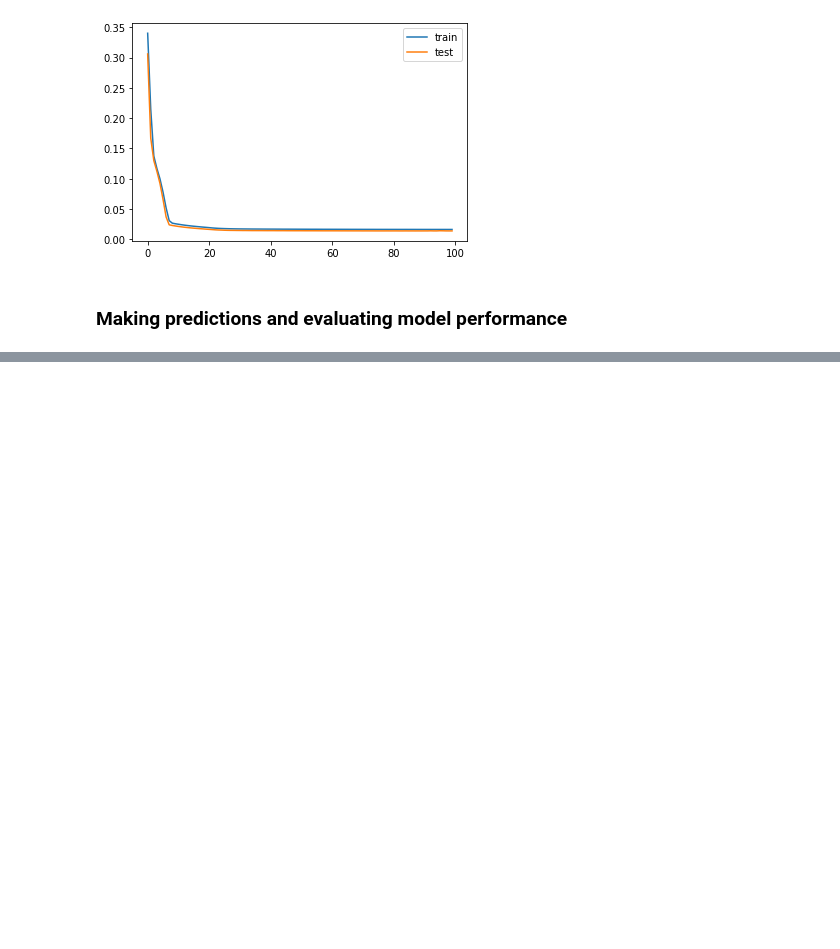
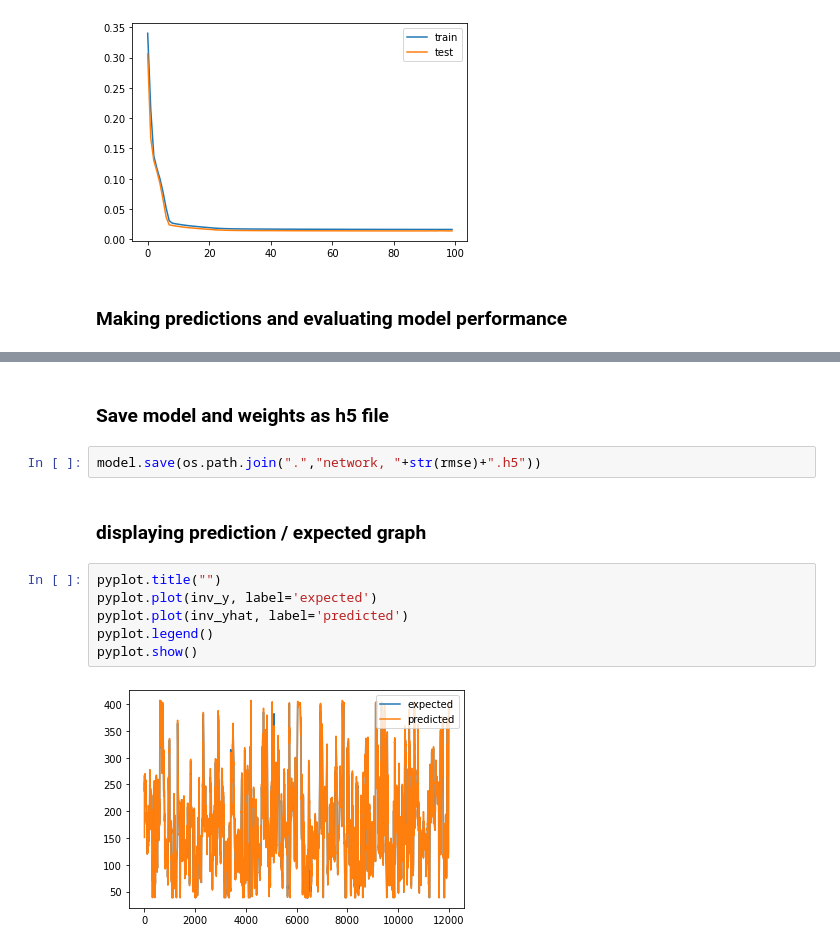
Before and after one commit to alitourani/computational-intelligence-class-9901, a Jupyter notebook: G06-Long-Short-Term-Memory/lstm.ipynb, the cells around one changed output, grey strips where cells are left out. Drawn from its saved outputs; the diff is of its cells as text; blank space fills up the shorter version.

Commit message:
[add]: model saving and evaluation

```diff
--- a/G06-Long-Short-Term-Memory/lstm.ipynb
+++ b/G06-Long-Short-Term-Memory/lstm.ipynb
@@ -174,0 +178,14 @@ print('Test RMSE: %.3f' % rmse)
+# %% [markdown]
+### Save model and weights as h5 file
+# %%
+model.save(os.path.join(".","network, "+str(rmse)+".h5"))
+# %% [markdown]
+### displaying prediction / expected graph
+# %%
+pyplot.title("")
+pyplot.plot(inv_y, label='expected')
+pyplot.plot(inv_yhat, label='predicted')
+pyplot.legend()
+pyplot.show()
+# %% [output]
+[figure, added]
```
Also changed, not shown: parts of 1 cell of this notebook.
